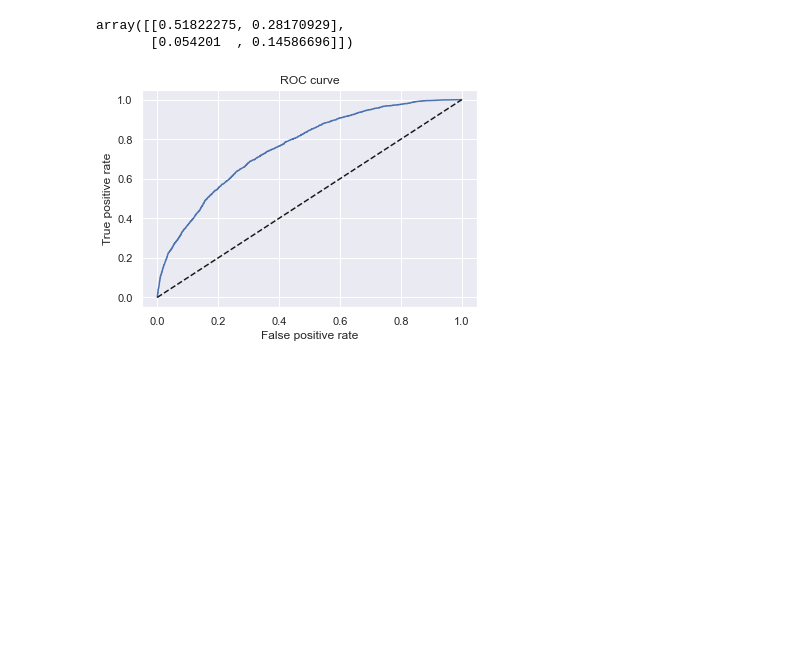
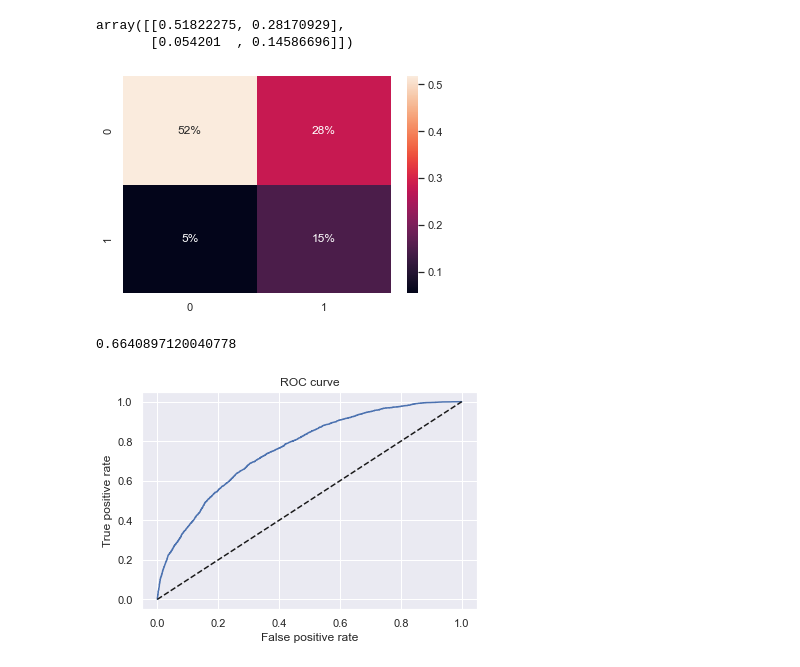
Before and after one commit to dimgag/credit-scorecard, a Jupyter notebook: credit-scorecard-dg.ipynb, the cells around one changed output. Saved outputs shown, nothing was run; the diff lists cells and outputs as text; code cells hidden in the pictures; blank space fills up the shorter version.

```diff
--- a/credit-scorecard-dg.ipynb
+++ b/credit-scorecard-dg.ipynb
@@ -1272,6 +1272,18 @@ confusion_matrix(y_test_proba['y_test_class_actual'], y_test_proba['y_test_class
 # %% [output]
 array([[0.51822275, 0.28170929],
        [0.054201  , 0.14586696]])
+# %%
+# Visualize the confusion matrix
+cm = confusion_matrix(y_test_proba['y_test_class_actual'], y_test_proba['y_test_class_predicted'], normalize = 'all')
+sns.heatmap(cm, annot=True, fmt=".0%")
+plt.show()
+# %% [output]
+[figure, added]
+# %%
+from sklearn.metrics import accuracy_score
+accuracy_score(y_test_proba['y_test_class_actual'], y_test_proba['y_test_class_predicted'])
+# %% [output]
+0.6640897120040778
 # %%
 # get the values required to plot a ROC curve
 fpr, tpr, thresholds = roc_curve(y_test_proba['y_test_class_actual'], y_test_proba['y_hat_test_proba'])
```
Also changed, not shown: parts of 3 cells of this notebook.
